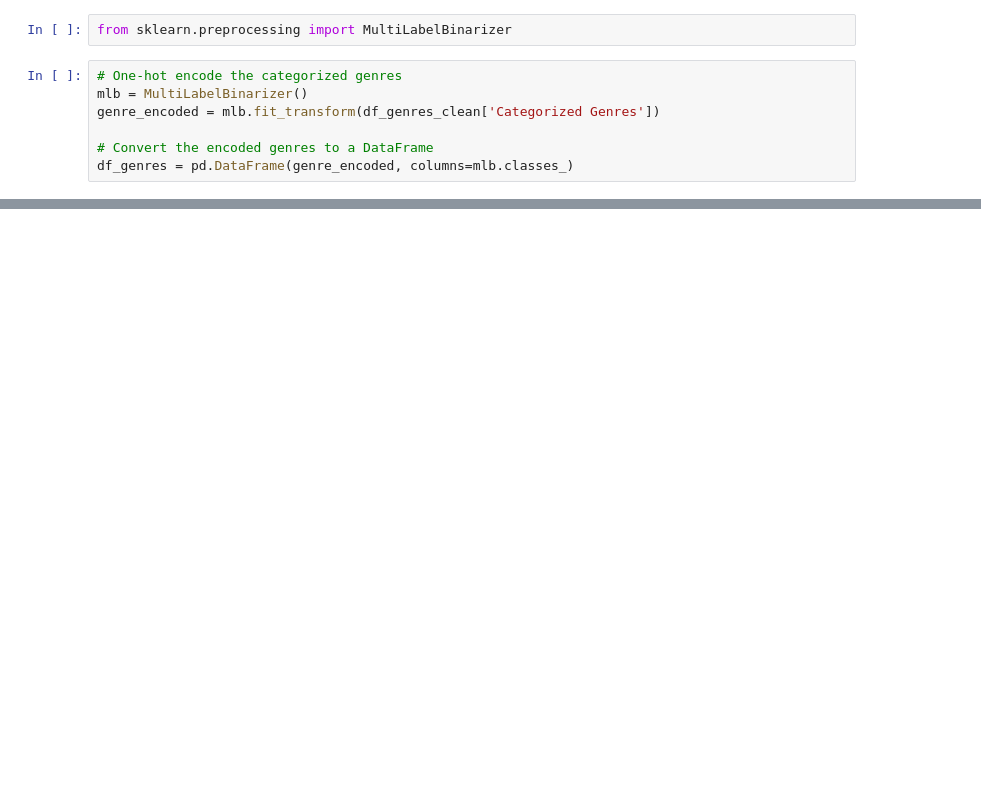
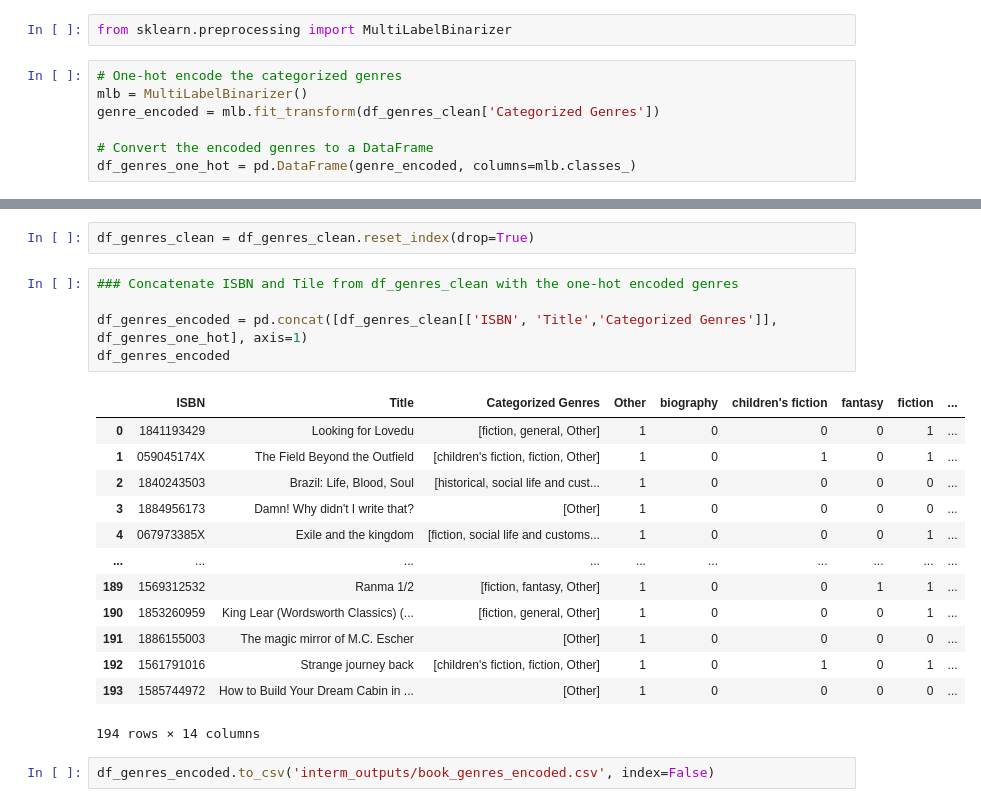
Before and after one commit to jtimko16/book-recommendation, a Jupyter notebook: notebooks/02.1 Clean_genres_updated.ipynb, the cells around one changed output, grey strips where cells are left out. Drawn from its saved outputs; the diff is of its cells as text; blank space fills up the shorter version.

Commit message:
Add - save encoded genres

```diff
--- a/notebooks/02.1 Clean_genres_updated.ipynb
+++ b/notebooks/02.1 Clean_genres_updated.ipynb
@@ -238,4 +240,4 @@ mlb = MultiLabelBinarizer()
 genre_encoded = mlb.fit_transform(df_genres_clean['Categorized Genres'])
 
 # Convert the encoded genres to a DataFrame
-df_genres = pd.DataFrame(genre_encoded, columns=mlb.classes_)
+df_genres_one_hot = pd.DataFrame(genre_encoded, columns=mlb.classes_)
@@ -257,0 +260,23 @@ df_genres
+# %%
+df_genres_clean = df_genres_clean.reset_index(drop=True)
+# %%
+### Concatenate ISBN and Tile from df_genres_clean with the one-hot encoded genres
+
+df_genres_encoded = pd.concat([df_genres_clean[['ISBN', 'Title','Categorized Genres']], df_genres_one_hot], axis=1)
+df_genres_encoded
+# %% [output]
+|  | ISBN | Title | Categorized Genres | Other | biography | children's fiction | fantasy | fiction | ... |
+| 0 | 1841193429 | Looking for Lovedu | [fiction, general, Other] | 1 | 0 | 0 | 0 | 1 | ... |
+| 1 | 059045174X | The Field Beyond the Outfield | [children's fiction, fiction, Other] | 1 | 0 | 1 | 0 | 1 | ... |
+| 2 | 1840243503 | Brazil: Life, Blood, Soul | [historical, social life and cust... | 1 | 0 | 0 | 0 | 0 | ... |
+| 3 | 1884956173 | Damn! Why didn't I write that? | [Other] | 1 | 0 | 0 | 0 | 0 | ... |
+| 4 | 067973385X | Exile and the kingdom | [fiction, social life and customs... | 1 | 0 | 0 | 0 | 1 | ... |
+| ... | ... | ... | ... | ... | ... | ... | ... | ... | ... |
+| 189 | 1569312532 | Ranma 1/2 | [fiction, fantasy, Other] | 1 | 0 | 0 | 1 | 1 | ... |
+| 190 | 1853260959 | King Lear (Wordsworth Classics) (... | [fiction, general, Other] | 1 | 0 | 0 | 0 | 1 | ... |
+| 191 | 1886155003 | The magic mirror of M.C. Escher | [Other] | 1 | 0 | 0 | 0 | 0 | ... |
+| 192 | 1561791016 | Strange journey back | [children's fiction, fiction, Other] | 1 | 0 | 1 | 0 | 1 | ... |
+| 193 | 1585744972 | How to Build Your Dream Cabin in ... | [Other] | 1 | 0 | 0 | 0 | 0 | ... |
+194 rows × 14 columns
+# %%
+df_genres_encoded.to_csv('interm_outputs/book_genres_encoded.csv', index=False)
```
Also changed, not shown: parts of 3 cells of this notebook, 1 other file.
